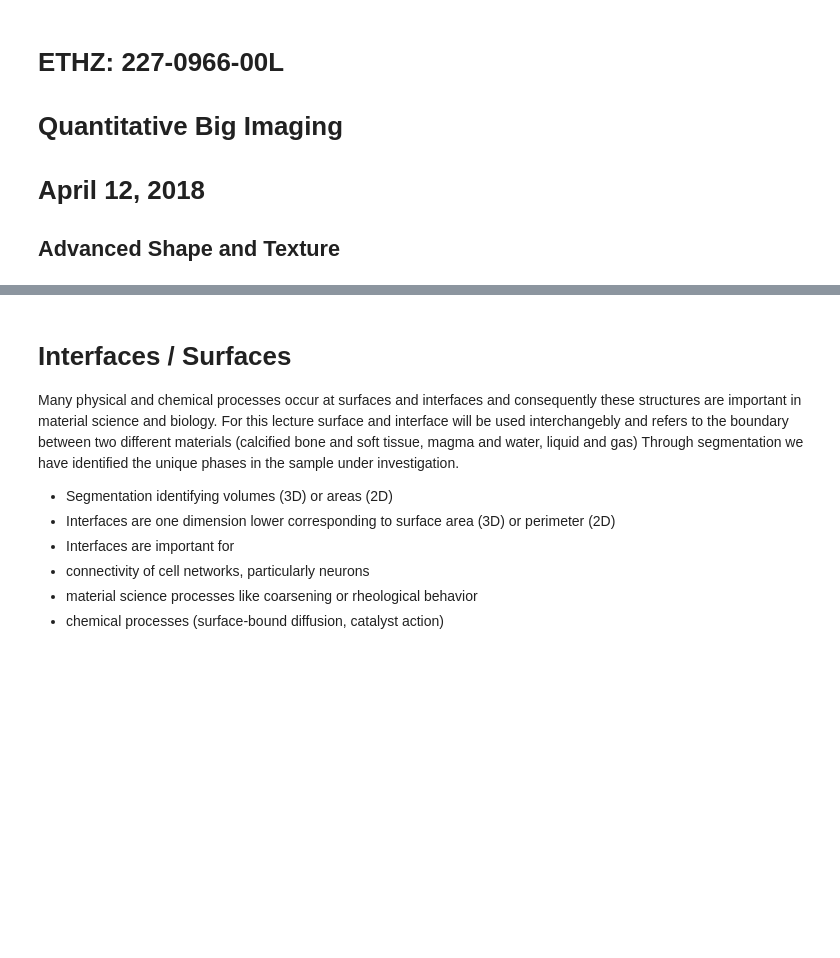
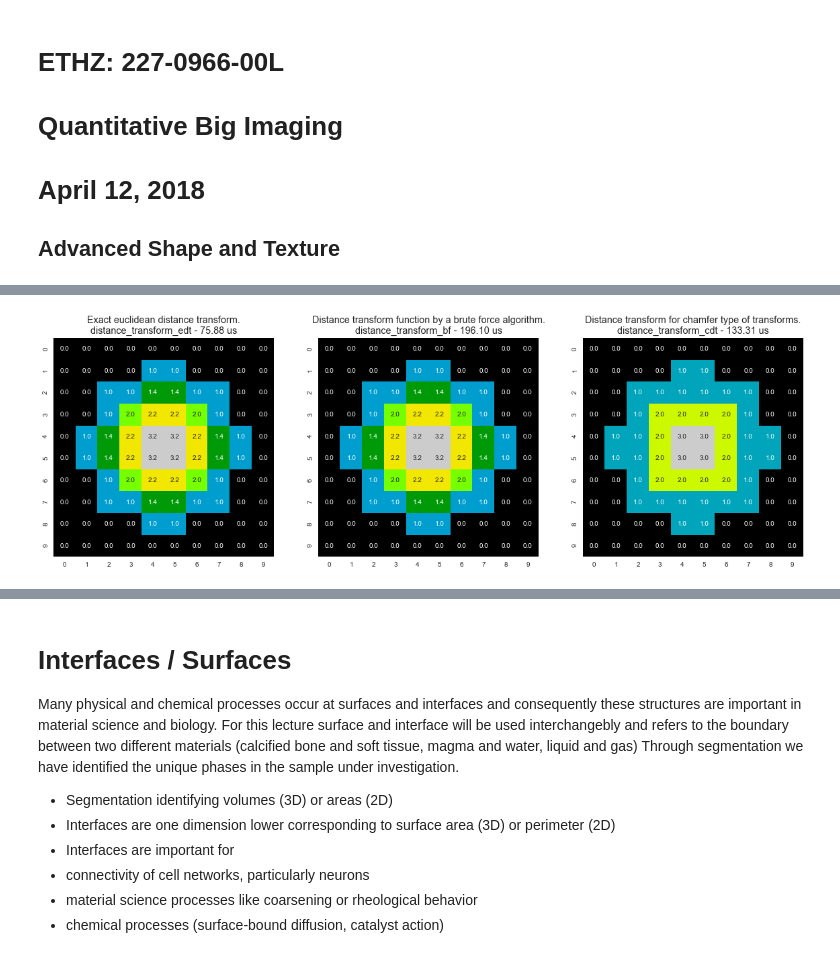
Before and after one commit to kmader/Quantitative-Big-Imaging-2018, a Jupyter notebook: Lectures/07-AdvancedShapeAndTexture.ipynb, the cells around one changed output, grey strips where cells are left out. Saved outputs shown, nothing was run; the diff lists cells and outputs as text; code cells hidden in the pictures; blank space fills up the shorter version.

```diff
--- a/Lectures/07-AdvancedShapeAndTexture.ipynb
+++ b/Lectures/07-AdvancedShapeAndTexture.ipynb
@@ -34,0 +116,15 @@ Literature / Useful References
+# %%
+from timeit import timeit
+dmap_list = [ndimage.distance_transform_edt,
+             ndimage.distance_transform_bf, ndimage.distance_transform_cdt]
+fig, m_axs = plt.subplots(1, len(dmap_list), figsize=(20, 6))
+for dmap_func, c_ax in zip(dmap_list, m_axs):
+    ms_time = timeit(lambda: dmap_func(img_bw), number=10000)/10000*1e6
+    dmap = dmap_func(img_bw)
+    sns.heatmap(dmap, annot=True,
+                fmt="2.1f", cmap='nipy_spectral', ax=c_ax, cbar=False)
+    c_ax.set_title('{}\n{} - {} us'.format(dmap_func.__doc__.split('\n')[1].strip(),
+                                           dmap_func.__name__,
+                                           '%2.2f' % ms_time))
+# %% [output]
+[figure, added]
```
Also changed, not shown: parts of 36 cells of this notebook, 15 other files.
